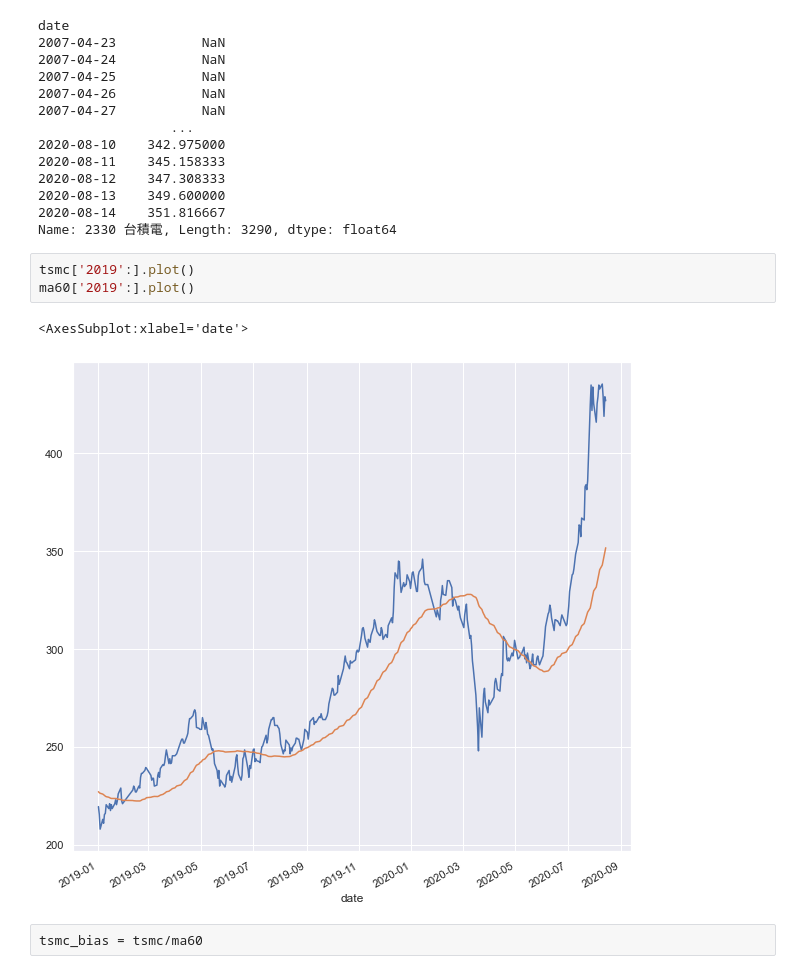
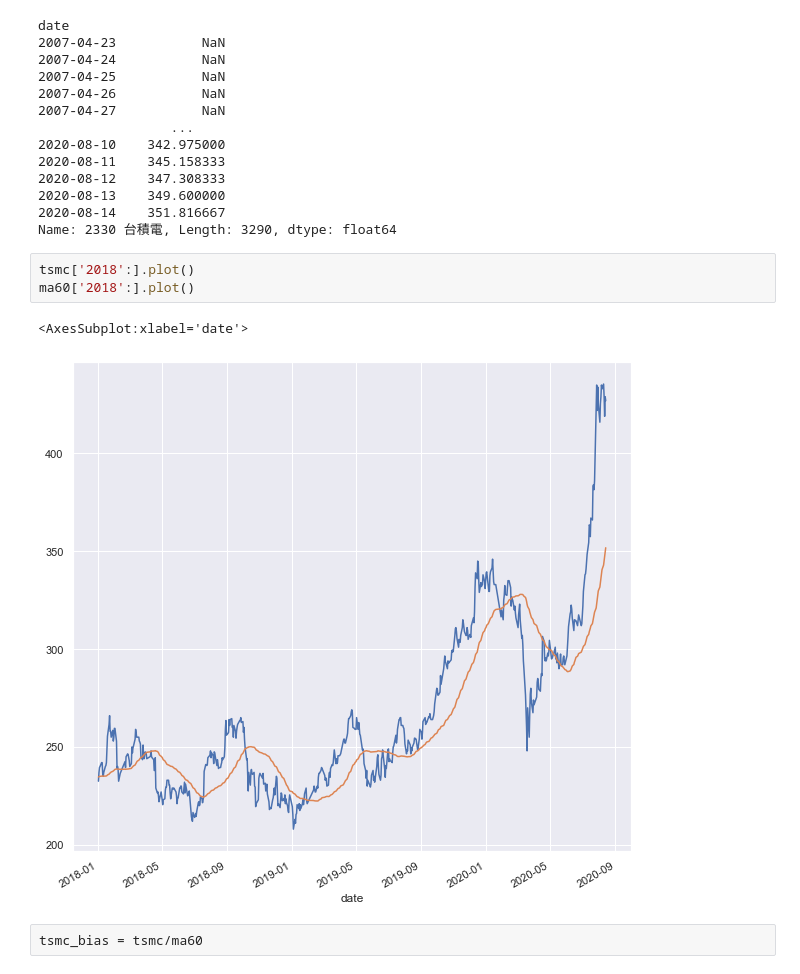
Before and after one commit to cmh841015/DLCourse2020, a Jupyter notebook: GetData.ipynb, the cells around one changed output. Cells and saved outputs as stored; diff of their text form.

```diff
--- a/GetData.ipynb
+++ b/GetData.ipynb
@@ -298,11 +289,11 @@ date
 2020-08-14    351.816667
 Name: 2330 台積電, Length: 3290, dtype: float64
 # %%
-tsmc['2019':].plot()
-ma60['2019':].plot()
+tsmc['2018':].plot()
+ma60['2018':].plot()
 # %% [output]
 <AxesSubplot:xlabel='date'>
-[figure, old version]
+[figure, new version]
 # %%
 tsmc_bias = tsmc/ma60
 # %%
```
Also changed, not shown: parts of 35 cells of this notebook.
